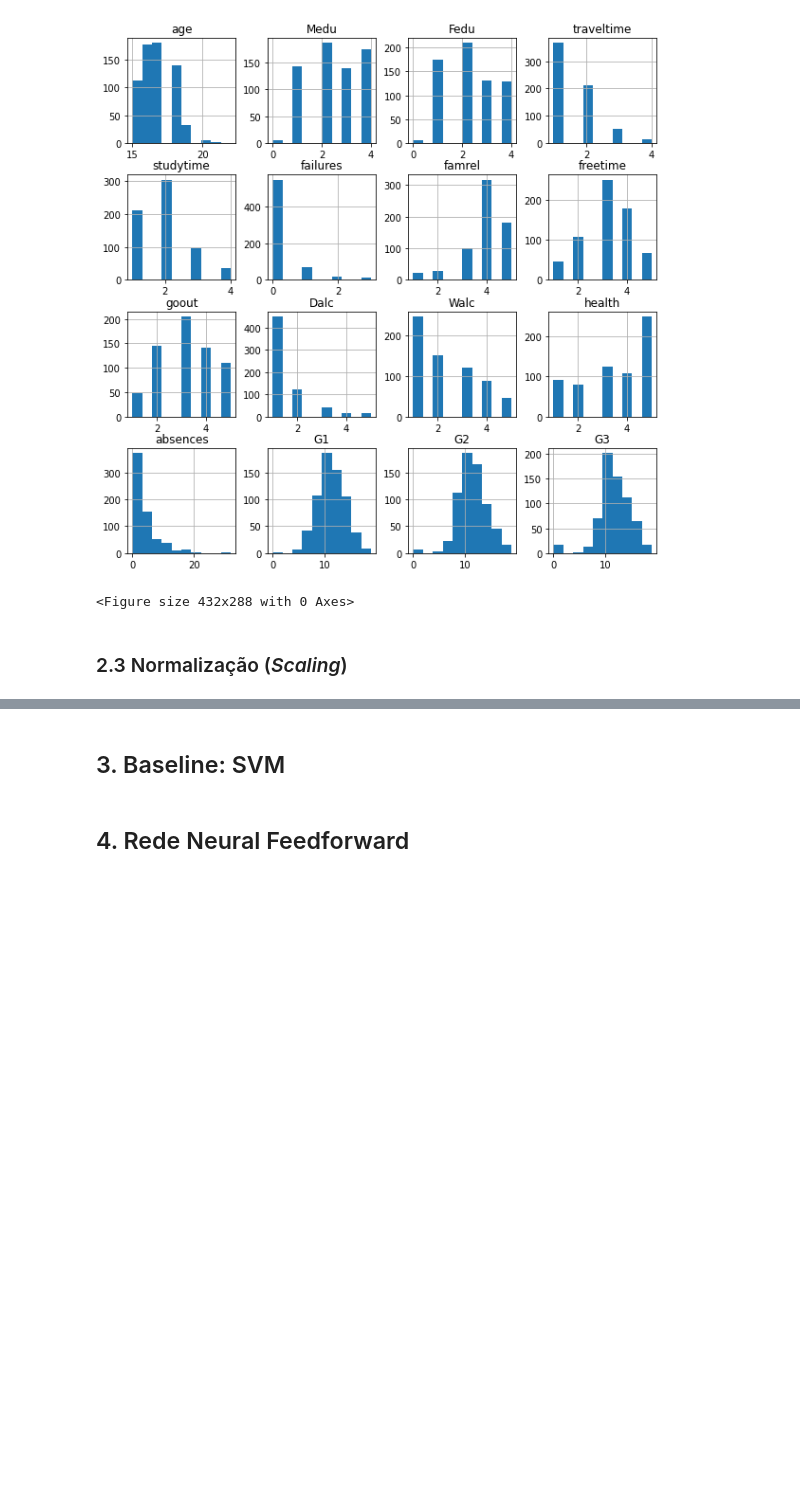
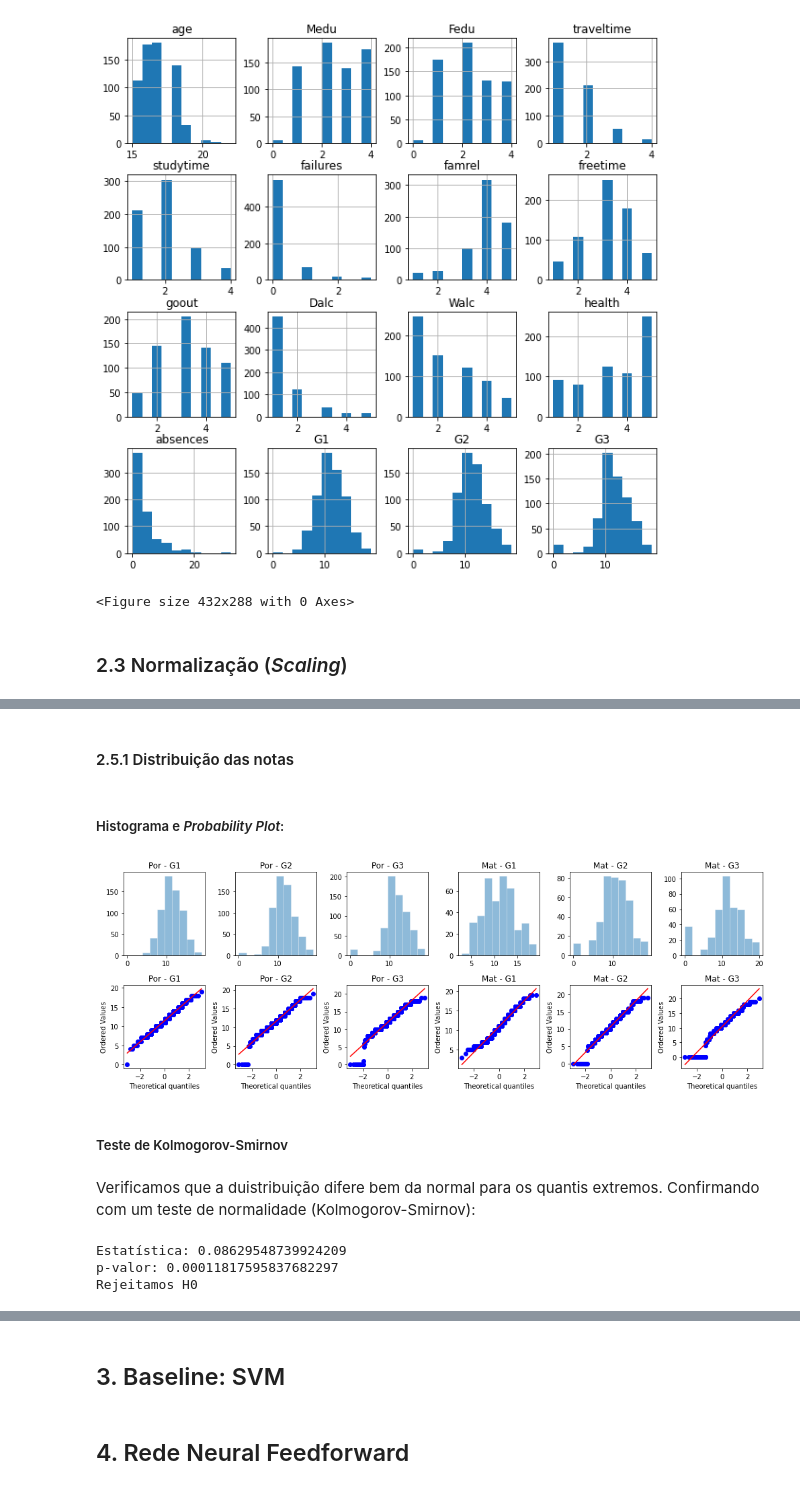
Before and after one commit to cleitonmoya/CPE721_Trabalho, a Jupyter notebook: student.ipynb, the cells around one changed output, grey strips where cells are left out. Drawn from its saved outputs; the diff is of its cells as text; code cells hidden in the pictures; blank space fills up the shorter version.

```diff
--- a/student.ipynb
+++ b/student.ipynb
@@ -222,3 +340,60 @@ X = np.hstack((df2.values, df[var_bin].values, oh_Mjob, oh_Fjob, oh_reason, oh_g
 X.shape
 np.savetxt('X.txt',X,delimiter=',')
 np.savetxt('y.txt',y)
+# %% [markdown]
+#### 2.5.1 Distribuição das notas
+# %% [markdown]
+##### Histograma e *Probability Plot*:
+# %%
+fig, axs = plt.subplots(2, 6, figsize=(14,5))
+axs[0,0].set_title('Por - G1')
+axs[0,0].hist(df_por['G1'], alpha=0.5, edgecolor='white',linewidth=0.5)
+axs[0,1].set_title('Por - G2')
+axs[0,1].hist(df_por['G2'], alpha=0.5, edgecolor='white',linewidth=0.5)
+axs[0,2].set_title('Por - G3')
+axs[0,2].hist(df_por['G3'], alpha=0.5, edgecolor='white',linewidth=0.5)
+
+axs[0,3].set_title('Mat - G1')
+axs[0,3].hist(df_mat['G1'], alpha=0.5, edgecolor='white',linewidth=0.5)
+axs[0,4].set_title('Mat - G2')
+axs[0,4].hist(df_mat['G2'], alpha=0.5, edgecolor='white',linewidth=0.5)
+axs[0,5].set_title('Mat - G3')
+axs[0,5].hist(df_mat['G3'], alpha=0.5, edgecolor='white',linewidth=0.5)
+
+
+_ = probplot(df_por['G1'], plot=axs[1,0])
+_ = probplot(df_por['G2'], plot=axs[1,1])
+_ = probplot(df_por['G3'], plot=axs[1,2])
+_ = probplot(df_mat['G1'], plot=axs[1,3])
+_ = probplot(df_mat['G2'], plot=axs[1,4])
+_ = probplot(df_mat['G3'], plot=axs[1,5])
+axs[1,0].set_title('Por - G1')
+axs[1,1].set_title('Por - G2')
+axs[1,2].set_title('Por - G3')
+axs[1,3].set_title('Mat - G1')
+axs[1,4].set_title('Mat - G2')
+axs[1,5].set_title('Mat - G3')
+
+plt.tight_layout()
+# %% [output]
+[figure, added]
+# %% [markdown]
+##### Teste de Kolmogorov-Smirnov
+# %% [markdown]
+Verificamos que a duistribuição difere bem da normal para os quantis extremos.
+Confirmando com um teste de normalidade (Kolmogorov-Smirnov):
+# %%
+from scipy.stats import kstest, norm
+from termcolor import colored
+alpha=0.05
+s,p = kstest(df_por['G1'], norm(df_por['G1'].mean(), df_por['G1'].std()).cdf)
+print('Estatística:', s)
+print('p-valor:', p)
+if p<alpha:
+    print(colored('Rejeitamos H0','red'))
+else:
+    print(colored('Não rejeitamos H0','green'))
+# %% [output]
+Estatística: 0.08629548739924209
+p-valor: 0.00011817595837682297
+Rejeitamos H0
```
Also changed, not shown: parts of 57 cells of this notebook.
